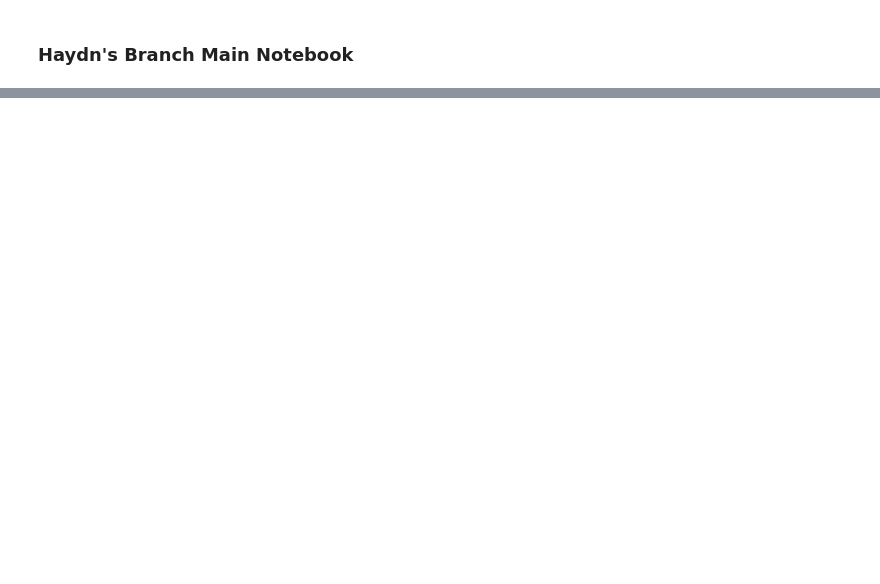
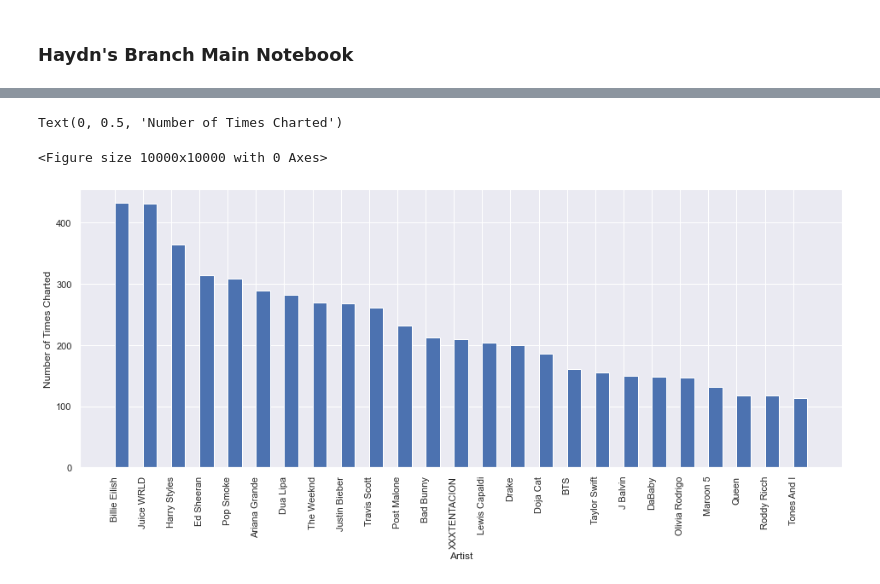
Before and after one commit to saharthejamal/project_one, a Jupyter notebook: Haydn-code.ipynb, the cells around one changed output, grey strips where cells are left out. Drawn from its saved outputs; the diff is of its cells as text; code cells hidden in the pictures; blank space fills up the shorter version.

Commit message:
haydn final commit, charts done

```diff
--- a/Haydn-code.ipynb
+++ b/Haydn-code.ipynb
@@ -123,0 +106,12 @@ plt.bar(x_axis,top_20_artists,alpha=1,align="center")
+# %%
+artist = top200_df.loc[:, ['Artist','Number of Times Charted']]
+
+artist = pd.DataFrame(artist.groupby(["Artist"]).sum())
+artist = artist.sort_values(by=['Number of Times Charted'],ascending=False).reset_index()
+# savage = artist.loc[artist['Artist']]
+top_artists = artist.head(25)
+top_artist_names = list(top_artists['Artist'])
+top_artist_names
+chart_data = list(top_artists['Number of Times Charted'])
+
+top_artists.head()
@@ -123,0 +125,27 @@ plt.bar(x_axis,top_20_artists,alpha=1,align="center")
+# %%
+x_axis = np.arange(len(top_artists))
+chart_data = top_artists['Number of Times Charted']
+
+chart_numbers = list(top_artists['Number of Times Charted'])
+
+figure(figsize=(20,20), dpi=500)
+
+figure1,ax = plt.subplots()
+plt.bar(x_axis,chart_data,align='edge',width=0.5)
+
+ax.set_xticks(x_axis)
+plt.xticks(rotation=90)
+ax.set_xticklabels(top_artist_names)
+# plt.annotate()
+# ax.bar_label(chart_numbers)
+
+plt.xlabel('Artist')
+plt.ylabel('Number of Times Charted')
+
+# fig.set_xticklabels(top_artist_names)
+#       figure out how to rotate the bar labels, and space them out
+# plt.xlabel(top_artist_names)
+# %% [output]
+Text(0, 0.5, 'Number of Times Charted')
+<Figure size 10000x10000 with 0 Axes>
+[figure, added]
```
Also changed, not shown: parts of 20 cells of this notebook.
